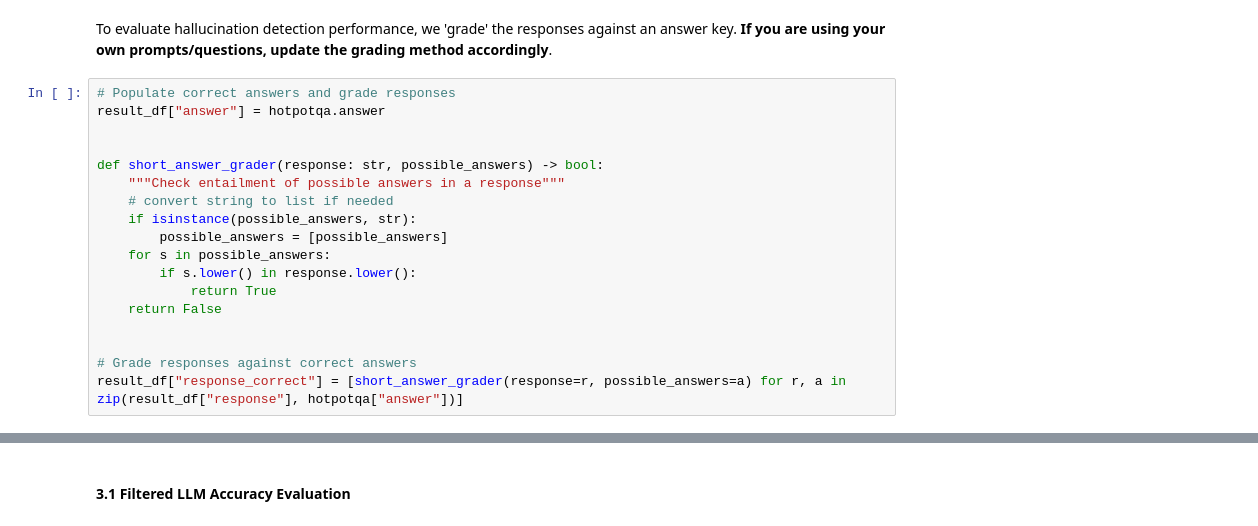
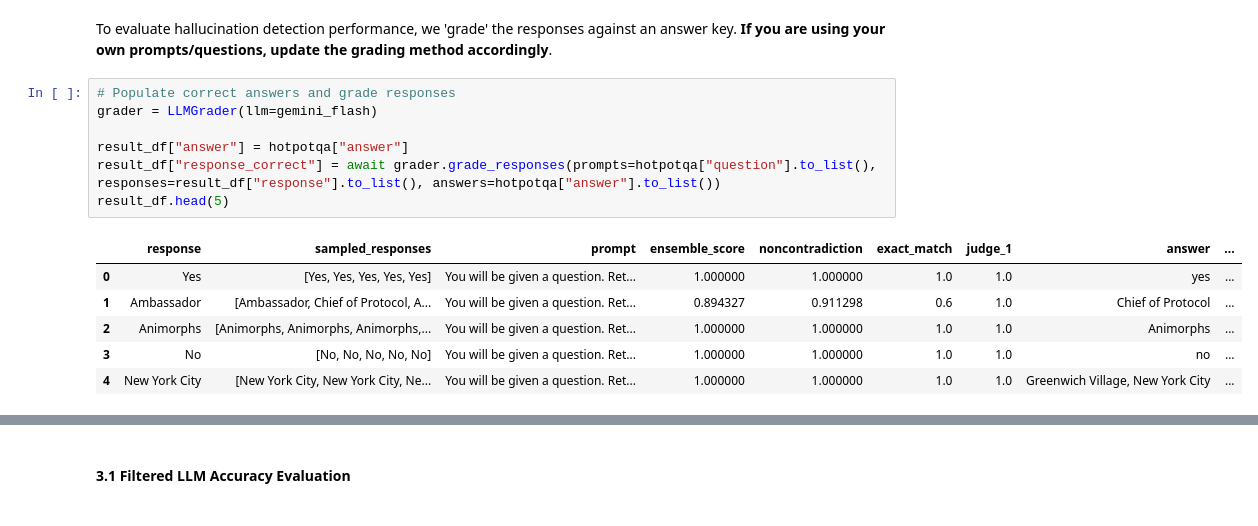
Before and after one commit to nagyist/uqlm, a Jupyter notebook: examples/ensemble_off_the_shelf_demo.ipynb, the cells around one changed output, grey strips where cells are left out. Cells and saved outputs as stored; diff of their text form.

```diff
--- a/examples/ensemble_off_the_shelf_demo.ipynb
+++ b/examples/ensemble_off_the_shelf_demo.ipynb
@@ -303,24 +297,20 @@ result_df.head(5)
 ## 3. Evaluate Hallucination Detection Performance
 # %% [markdown]
 To evaluate hallucination detection performance, we 'grade' the responses against an answer key. **If you are using your own prompts/questions, update the grading method accordingly**.
-# %%
-# Populate correct answers and grade responses
-result_df["answer"] = hotpotqa.answer
-
-
-def short_answer_grader(response: str, possible_answers) -> bool:
-    """Check entailment of possible answers in a response"""
-    # convert string to list if needed
-    if isinstance(possible_answers, str):
-        possible_answers = [possible_answers]
-    for s in possible_answers:
-        if s.lower() in response.lower():
-            return True
-    return False
-
-
-# Grade responses against correct answers
-result_df["response_correct"] = [short_answer_grader(response=r, possible_answers=a) for r, a in zip(result_df["response"], hotpotqa["answer"])]
+# %%
+# Populate correct answers and grade responses
+grader = LLMGrader(llm=gemini_flash)
+
+result_df["answer"] = hotpotqa["answer"]
+result_df["response_correct"] = await grader.grade_responses(prompts=hotpotqa["question"].to_list(), responses=result_df["response"].to_list(), answers=hotpotqa["answer"].to_list())
+result_df.head(5)
+# %% [output]
+|  | response | sampled_responses | prompt | ensemble_score | noncontradiction | exact_match | judge_1 | answer | ... |
+| 0 | Yes | [Yes, Yes, Yes, Yes, Yes] | You will be given a question. Ret... | 1.000000 | 1.000000 | 1.0 | 1.0 | yes | ... |
+| 1 | Ambassador | [Ambassador, Chief of Protocol, A... | You will be given a question. Ret... | 0.894327 | 0.911298 | 0.6 | 1.0 | Chief of Protocol | ... |
+| 2 | Animorphs | [Animorphs, Animorphs, Animorphs,... | You will be given a question. Ret... | 1.000000 | 1.000000 | 1.0 | 1.0 | Animorphs | ... |
+| 3 | No | [No, No, No, No, No] | You will be given a question. Ret... | 1.000000 | 1.000000 | 1.0 | 1.0 | no | ... |
+| 4 | New York City | [New York City, New York City, Ne... | You will be given a question. Ret... | 1.000000 | 1.000000 | 1.0 | 1.0 | Greenwich Village, New York City | ... |
 # %%
 print(f"""Baseline LLM accuracy: {np.mean(result_df["response_correct"])}""")
 # %% [output]
```
Also changed, not shown: parts of 10 cells of this notebook, 2 other files.
